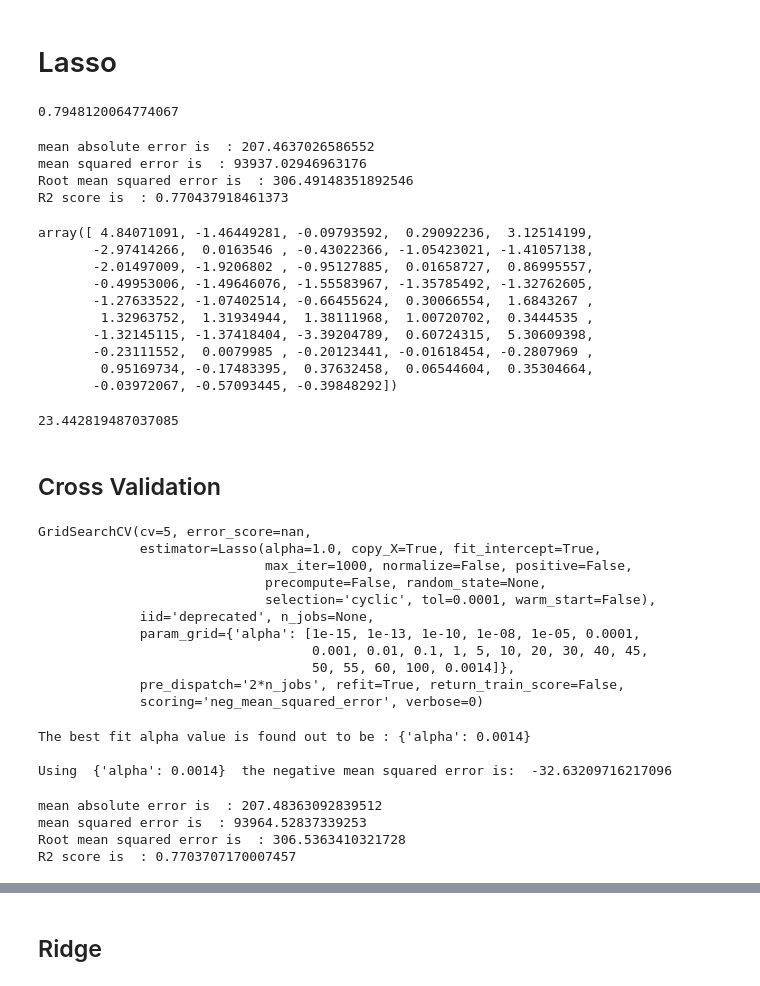
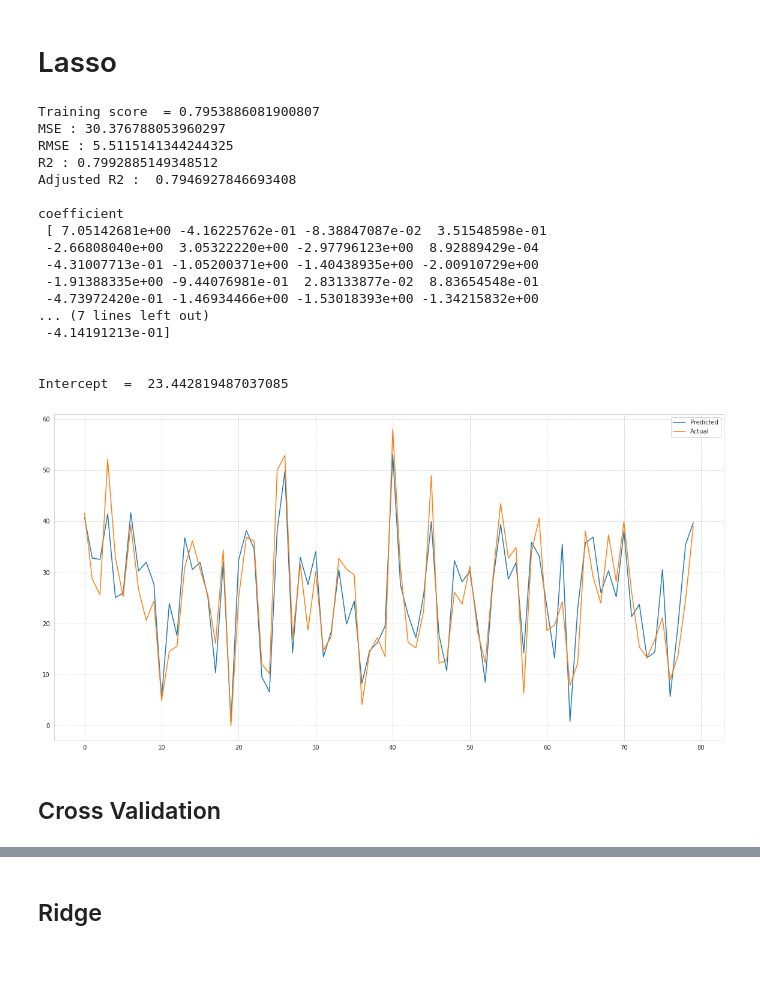
Before and after one commit to armanalam6342/Seoul-Bike-Sharing-Demand-Prediction, a Jupyter notebook: Bike_Sharing_Demand_Prediction_Capstone_Project.ipynb, the cells around one changed output, grey strips where cells are left out. Saved outputs shown, nothing was run; the diff lists cells and outputs as text; code cells hidden in the pictures.

```diff
--- a/Bike_Sharing_Demand_Prediction_Capstone_Project.ipynb
+++ b/Bike_Sharing_Demand_Prediction_Capstone_Project.ipynb
@@ -553,66 +607,30 @@ regression.intercept_
 # Lasso
 # %%
 L1 = Lasso(alpha=0.001, max_iter=1000)
-L1.fit(X_train,y_train)
-L1.score(X_train,y_train)
-# %% [output]
-0.7948120064774067
-# %%
-L1_pred = L1.predict(X_test)
-score_metrics(y_test,L1_pred)
-# %% [output]
-mean absolute error is  : 207.4637026586552
-mean squared error is  : 93937.02946963176
-Root mean squared error is  : 306.49148351892546
-R2 score is  : 0.770437918461373
-# %%
-L1.coef_
-# %% [output]
-array([ 4.84071091, -1.46449281, -0.09793592,  0.29092236,  3.12514199,
-       -2.97414266,  0.0163546 , -0.43022366, -1.05423021, -1.41057138,
-       -2.01497009, -1.9206802 , -0.95127885,  0.01658727,  0.86995557,
-       -0.49953006, -1.49646076, -1.55583967, -1.35785492, -1.32762605,
-       -1.27633522, -1.07402514, -0.66455624,  0.30066554,  1.6843267 ,
-        1.32963752,  1.31934944,  1.38111968,  1.00720702,  0.3444535 ,
-       -1.32145115, -1.37418404, -3.39204789,  0.60724315,  5.30609398,
-       -0.23111552,  0.0079985 , -0.20123441, -0.01618454, -0.2807969 ,
-        0.95169734, -0.17483395,  0.37632458,  0.06544604,  0.35304664,
-       -0.03972067, -0.57093445, -0.39848292])
-# %%
-L1.intercept_
-# %% [output]
-23.442819487037085
+# %%
+score_metrix(L1,X_train_trans,X_test_trans,y_train,y_test)
+# %% [output]
+Training score  = 0.7953886081900807
+MSE : 30.376788053960297
+RMSE : 5.5115141344244325
+R2 : 0.7992885149348512
+Adjusted R2 :  0.7946927846693408
+
+coefficient
+ [ 7.05142681e+00 -4.16225762e-01 -8.38847087e-02  3.51548598e-01
+ -2.66808040e+00  3.05322220e+00 -2.97796123e+00  8.92889429e-04
+ -4.31007713e-01 -1.05200371e+00 -1.40438935e+00 -2.00910729e+00
+ -1.91388335e+00 -9.44076981e-01  2.83133877e-02  8.83654548e-01
+ -4.73972420e-01 -1.46934466e+00 -1.53018393e+00 -1.34215832e+00
+... (7 lines left out)
+ -4.14191213e-01]
+
+
+Intercept  =  23.442819487037085
+[figure, added]
 # %% [markdown]
 ## Cross Validation
 # %%
 lasso = Lasso()
 parameters = {'alpha': [1e-15,1e-13,1e-10,1e-8,1e-5,1e-4,1e-3,1e-2,1e-1,1,5,10,20,30,40,45,50,55,60,100,0.0014]}
-lasso_regressor = GridSearchCV(lasso, parameters, scoring='neg_mean_squared_error', cv=5)
-lasso_regressor.fit(X_train, y_train)
+lasso_cv = GridSearchCV(lasso, parameters, scoring='neg_mean_squared_error', cv=5)
-# %% [output]
-GridSearchCV(cv=5, error_score=nan,
-             estimator=Lasso(alpha=1.0, copy_X=True, fit_intercept=True,
-                             max_iter=1000, normalize=False, positive=False,
-                             precompute=False, random_state=None,
-                             selection='cyclic', tol=0.0001, warm_start=False),
-             iid='deprecated', n_jobs=None,
-             param_grid={'alpha': [1e-15, 1e-13, 1e-10, 1e-08, 1e-05, 0.0001,
-                                   0.001, 0.01, 0.1, 1, 5, 10, 20, 30, 40, 45,
-                                   50, 55, 60, 100, 0.0014]},
-             pre_dispatch='2*n_jobs', refit=True, return_train_score=False,
-             scoring='neg_mean_squared_error', verbose=0)
-# %%
-print("The best fit alpha value is found out to be :" ,lasso_regressor.best_params_)
-print("\nUsing ",lasso_regressor.best_params_, " the negative mean squared error is: ", lasso_regressor.best_score_)
-# %% [output]
-The best fit alpha value is found out to be : {'alpha': 0.0014}
-
-Using  {'alpha': 0.0014}  the negative mean squared error is:  -32.63209716217096
-# %%
-lasso_pred = lasso_regressor.predict(X_test)
-score_metrics(y_test,lasso_pred)
-# %% [output]
-mean absolute error is  : 207.48363092839512
-mean squared error is  : 93964.52837339253
-Root mean squared error is  : 306.5363410321728
-R2 score is  : 0.7703707170007457
```
Also changed, not shown: parts of 63 cells of this notebook.
